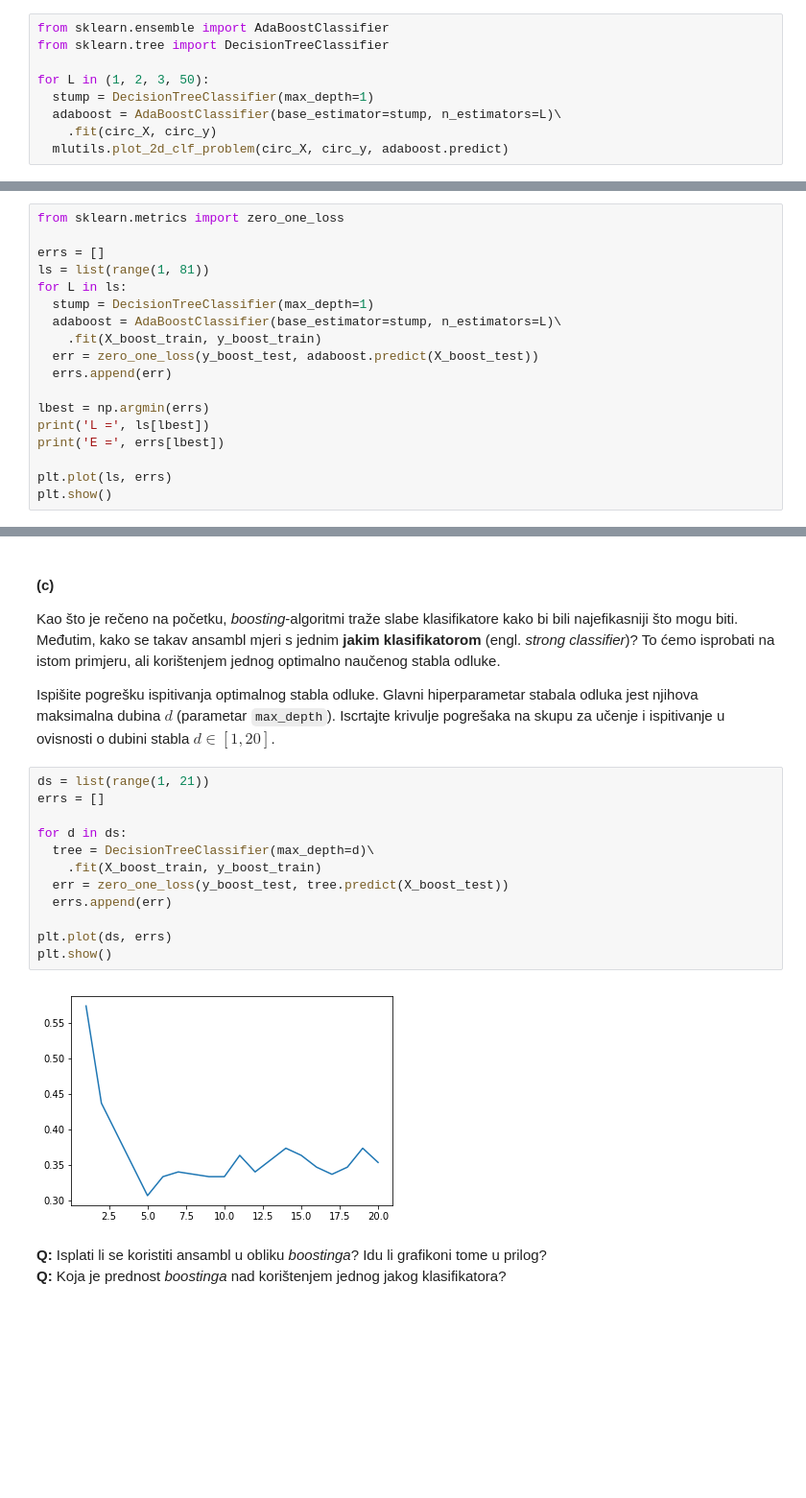
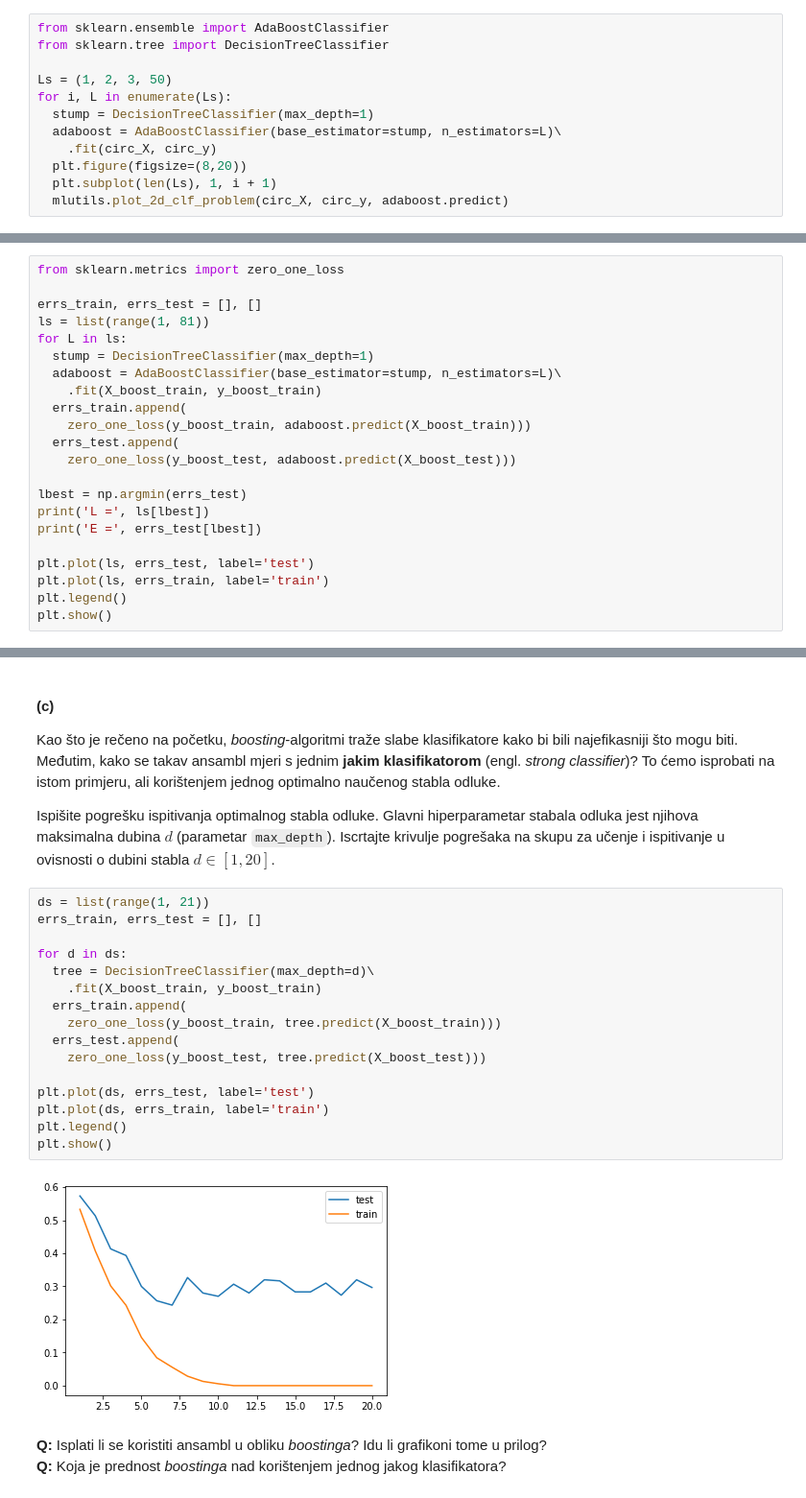
Before and after one commit to tkukurin/Lab.MachineLearning, a Jupyter notebook: lab04.ipynb, the cells around one changed output, grey strips where cells are left out. Shown at 96% size. Saved outputs shown, nothing was run; the diff lists cells and outputs as text; blank space fills up the shorter version.

```diff
--- a/lab04.ipynb
+++ b/lab04.ipynb
@@ -215,9 +226,12 @@ Radi ilustracije, naučite ansambl (AdaBoost) koristeći panj odluke kao osnovni
 from sklearn.ensemble import AdaBoostClassifier
 from sklearn.tree import DecisionTreeClassifier
 
-for L in (1, 2, 3, 50):
+Ls = (1, 2, 3, 50)
+for i, L in enumerate(Ls):
   stump = DecisionTreeClassifier(max_depth=1)
   adaboost = AdaBoostClassifier(base_estimator=stump, n_estimators=L)\
     .fit(circ_X, circ_y)
+  plt.figure(figsize=(8,20))
+  plt.subplot(len(Ls), 1, i + 1)
   mlutils.plot_2d_clf_problem(circ_X, circ_y, adaboost.predict)
 # %% [output]
@@ -248,19 +265,23 @@ Iscrtajte krivulje pogrešaka na skupu za učenje i ispitivanje u ovisnosti o hi
 # %%
 from sklearn.metrics import zero_one_loss
 
-errs = []
+errs_train, errs_test = [], []
 ls = list(range(1, 81))
 for L in ls:
   stump = DecisionTreeClassifier(max_depth=1)
   adaboost = AdaBoostClassifier(base_estimator=stump, n_estimators=L)\
     .fit(X_boost_train, y_boost_train)
-  err = zero_one_loss(y_boost_test, adaboost.predict(X_boost_test))
-  errs.append(err)
+  errs_train.append(
+    zero_one_loss(y_boost_train, adaboost.predict(X_boost_train)))
+  errs_test.append(
+    zero_one_loss(y_boost_test, adaboost.predict(X_boost_test)))
 
-lbest = np.argmin(errs)
+lbest = np.argmin(errs_test)
 print('L =', ls[lbest])
-print('E =', errs[lbest])
+print('E =', errs_test[lbest])
 
-plt.plot(ls, errs)
+plt.plot(ls, errs_test, label='test')
+plt.plot(ls, errs_train, label='train')
+plt.legend()
 plt.show()
 # %% [output]
@@ -277,18 +298,22 @@ Kao što je rečeno na početku, *boosting*-algoritmi traže slabe klasifikatore
 Ispišite pogrešku ispitivanja optimalnog stabla odluke. Glavni hiperparametar stabala odluka jest njihova maksimalna dubina $d$ (parametar `max_depth`). Iscrtajte krivulje pogrešaka na skupu za učenje i ispitivanje u ovisnosti o dubini stabla $d \in [1,20]$.
 # %%
 ds = list(range(1, 21))
-errs = []
+errs_train, errs_test = [], []
 
 for d in ds:
   tree = DecisionTreeClassifier(max_depth=d)\
     .fit(X_boost_train, y_boost_train)
-  err = zero_one_loss(y_boost_test, tree.predict(X_boost_test))
-  errs.append(err)
+  errs_train.append(
+    zero_one_loss(y_boost_train, tree.predict(X_boost_train)))
+  errs_test.append(
+    zero_one_loss(y_boost_test, tree.predict(X_boost_test)))
 
-plt.plot(ds, errs)
+plt.plot(ds, errs_test, label='test')
+plt.plot(ds, errs_train, label='train')
+plt.legend()
 plt.show()
 # %% [output]
-[figure, old version]
+[figure, new version]
 # %% [markdown]
 **Q:** Isplati li se koristiti ansambl u obliku *boostinga*? Idu li grafikoni tome u prilog?<br>
 **Q:** Koja je prednost *boostinga* nad korištenjem jednog jakog klasifikatora?
```
Also changed, not shown: parts of 8 cells of this notebook, 1 other file.
